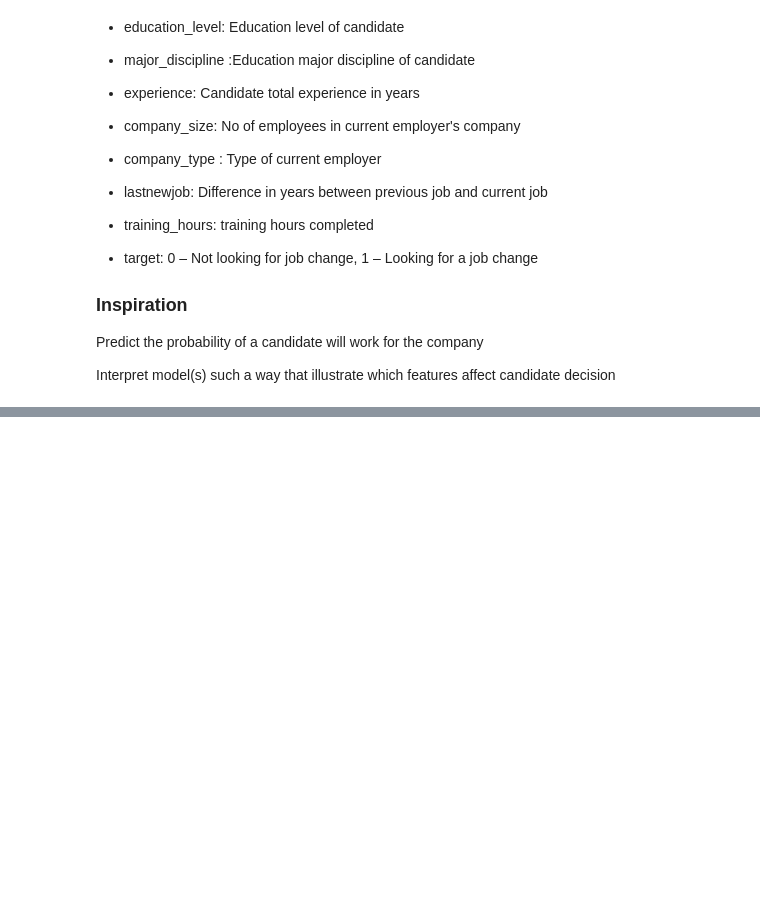
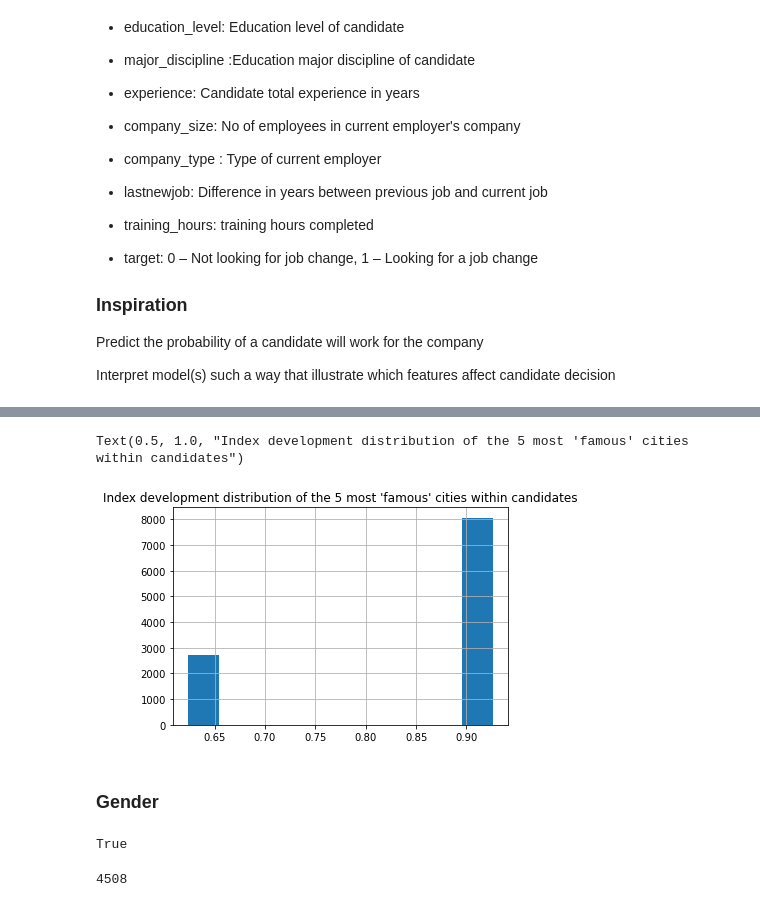
Before and after one commit to ftarantuviez/HR-Analytics-Job-Change-of-Data-Scientists, a Jupyter notebook: HR Analytics - Job Change of Data Scientists.ipynb, the cells around one changed output, grey strips where cells are left out. Drawn from its saved outputs; the diff is of its cells as text; code cells hidden in the pictures; blank space fills up the shorter version.

```diff
--- a/HR Analytics - Job Change of Data Scientists.ipynb
+++ b/HR Analytics - Job Change of Data Scientists.ipynb
@@ -40,0 +172,16 @@ Interpret model(s) such a way that illustrate which features affect candidate de
+# %%
+five_cities_df["city_development_index"].hist()
+plt.title("Index development distribution of the 5 most 'famous' cities within candidates")
+# %% [output]
+Text(0.5, 1.0, "Index development distribution of the 5 most 'famous' cities within candidates")
+[figure, added]
+# %% [markdown]
+### Gender
+# %%
+df_train["gender"].isna().any()
+# %% [output]
+True
+# %%
+df_train[df_train["gender"].isna()].shape[0]
+# %% [output]
+4508
```
Also changed, not shown: parts of 66 cells of this notebook.
